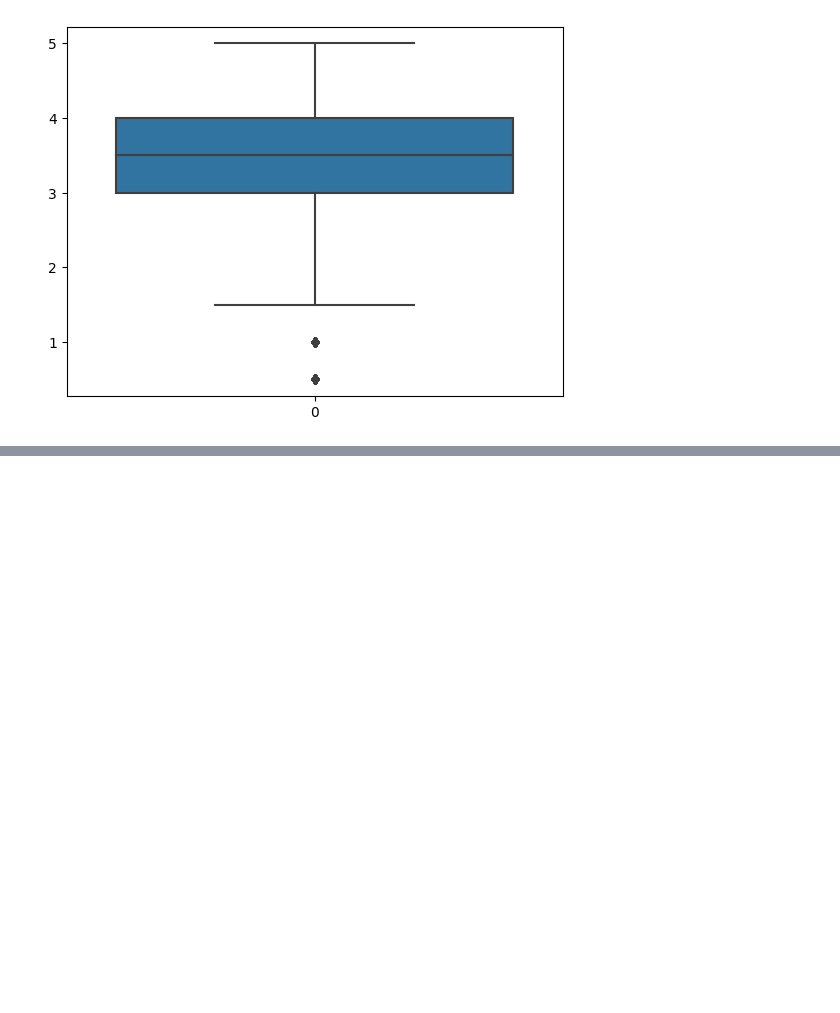
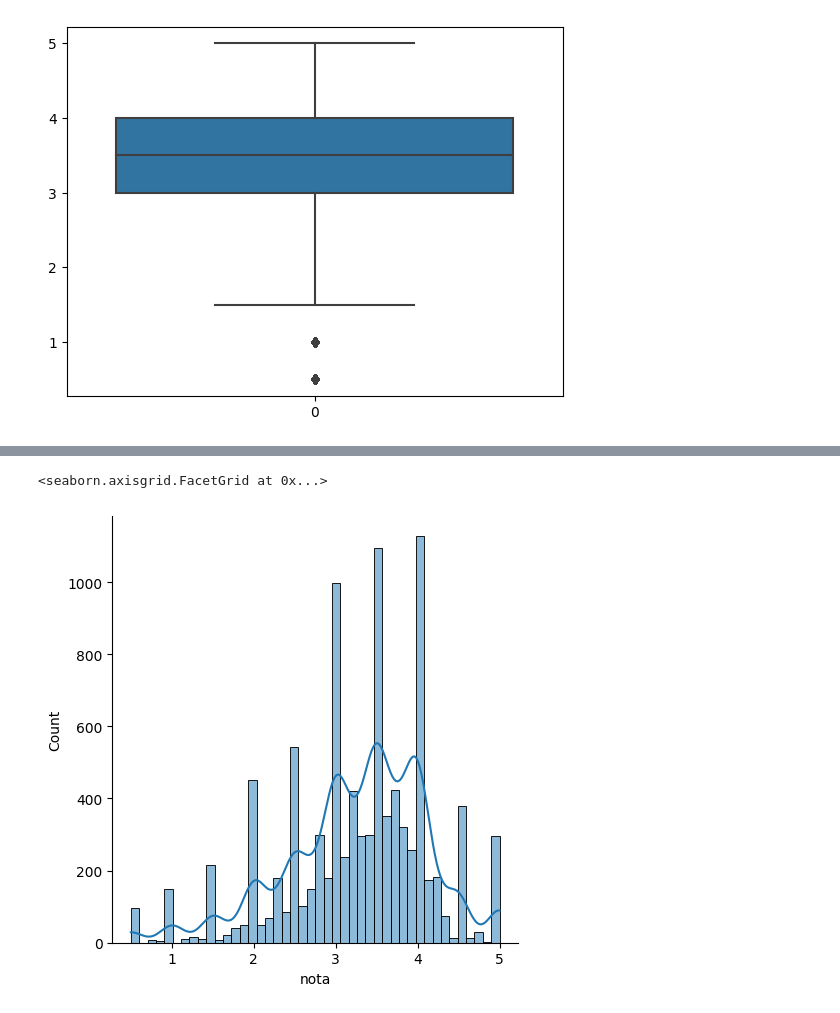
Before and after one commit to mateusopaiva/analise-visualizacao-dados, a Jupyter notebook: Data_Science_analise_e_visualização_de_dados.ipynb, the cells around one changed output, grey strips where cells are left out. Drawn from its saved outputs; the diff is of its cells as text; code cells hidden in the pictures; blank space fills up the shorter version.

```diff
--- a/Data_Science_analise_e_visualização_de_dados.ipynb
+++ b/Data_Science_analise_e_visualização_de_dados.ipynb
@@ -94,0 +159,5 @@ sns.boxplot(notas.nota)
+# %%
+sns.displot(medias_por_filme, kde=True)
+# %% [output]
+<seaborn.axisgrid.FacetGrid at 0x...>
+[figure, added]
```
Also changed, not shown: parts of 15 cells of this notebook.
